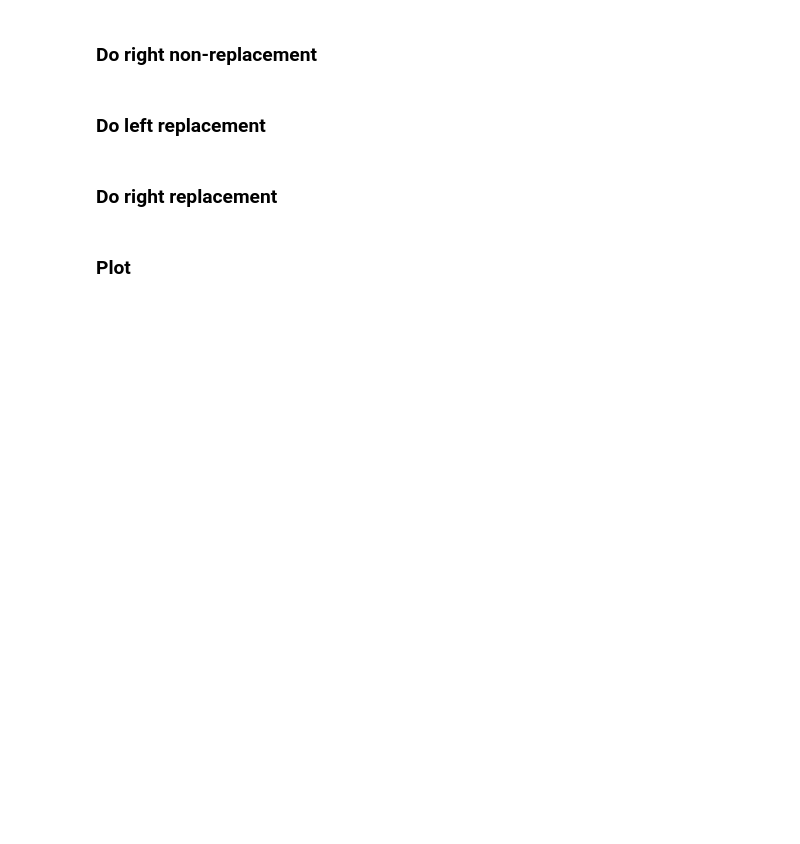
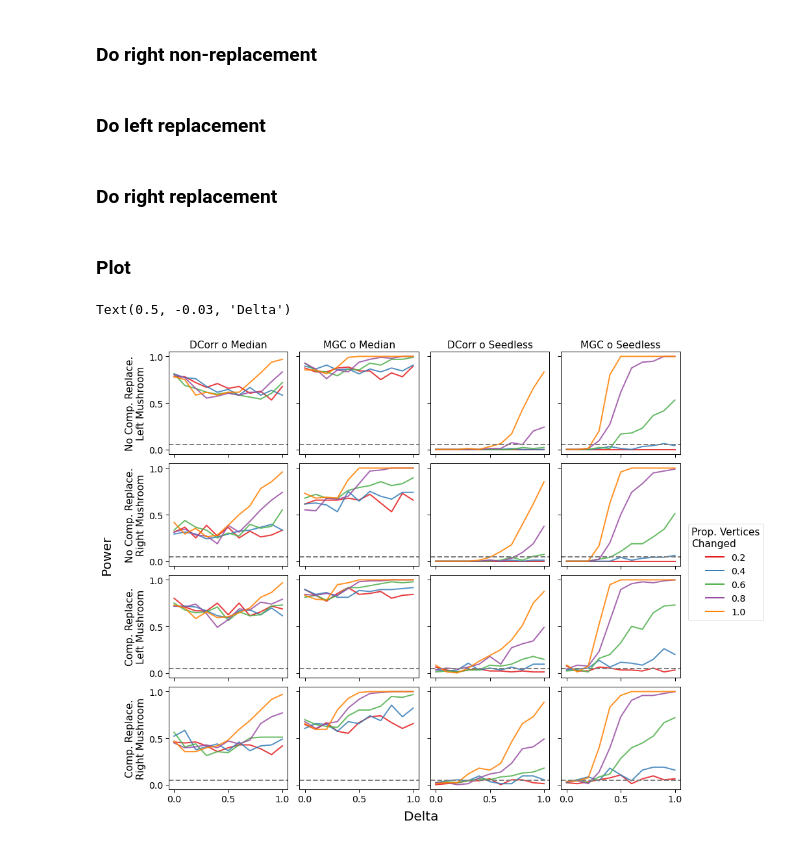
Before and after one commit to neurodata/j1c-experiments, a Jupyter notebook: ldt/synthetic2.ipynb, the cells around one changed output. Saved outputs shown, nothing was run; the diff lists cells and outputs as text; code cells hidden in the pictures; blank space fills up the shorter version.

```diff
--- a/ldt/synthetic2.ipynb
+++ b/ldt/synthetic2.ipynb
@@ -306,0 +329,53 @@ df2.to_csv("./results/component_replacement_right.csv", index=False)
+# %%
+sns.set_context('paper', font_scale=1.6, rc={"lines.linewidth": 2})
+fig, ax = plt.subplots (nrows=4, ncols=4, figsize=(12, 10), constrained_layout=True, sharex=True, sharey=True)
+
+for row, df in enumerate(dfs):
+    for col, col_name in enumerate(col_names):
+        tmp = df[["n_verts_perterbed", "delta", col_name]]
+        sns.lineplot(
+            x = "delta",
+            y=col_name,
+            hue = "n_verts_perterbed",
+            data = tmp,
+            ax = ax[row, col],
+            palette=['#e41a1c','#377eb8','#4daf4a','#984ea3','#ff7f00'],
+            alpha=0.85
+        )
+
+        # Set row title
+        if col == 0:
+            ax[row, col].set_ylabel(row_titles[row])
+
+        # Set col title
+        if row == 0:
+            ax[row, col].set_title(col_titles[col_name])
+
+        #ax[row, col].set_xticks([])
+        #ax[row, col].set_yticks([])
+        ax[row, col].set_yticks([0, 0.5,  1])
+        ax[row, col].set_xlabel("")
+
+        ax[row, col].axhline(0.05, c='gray', ls='--')
+
+for i in range(4):
+    for j in range(4):
+        handles, labels = ax[i, j].get_legend_handles_labels()
+        #labels[0] = "Prop. Vertices\nChanged" # Rename the title of legend
+        ax[i, j].legend().remove()
+
+legend = fig.legend(
+    handles=handles,
+    labels=["0.2", "0.4", "0.6", "0.8", "1.0"],
+    ncol = 1,
+    loc='center right',
+    bbox_to_anchor=(1.15, .5),
+    bbox_transform=plt.gcf().transFigure,
+    title = "Prop. Vertices\nChanged"
+)
+
+fig.text(-0.04, .5, "Power", rotation="vertical", fontsize=20)
+fig.text(.5, -0.03, "Delta", fontsize=20)
+# %% [output]
+Text(0.5, -0.03, 'Delta')
+[figure, added]
```
Also changed, not shown: parts of 3 cells of this notebook, 2 other files.
